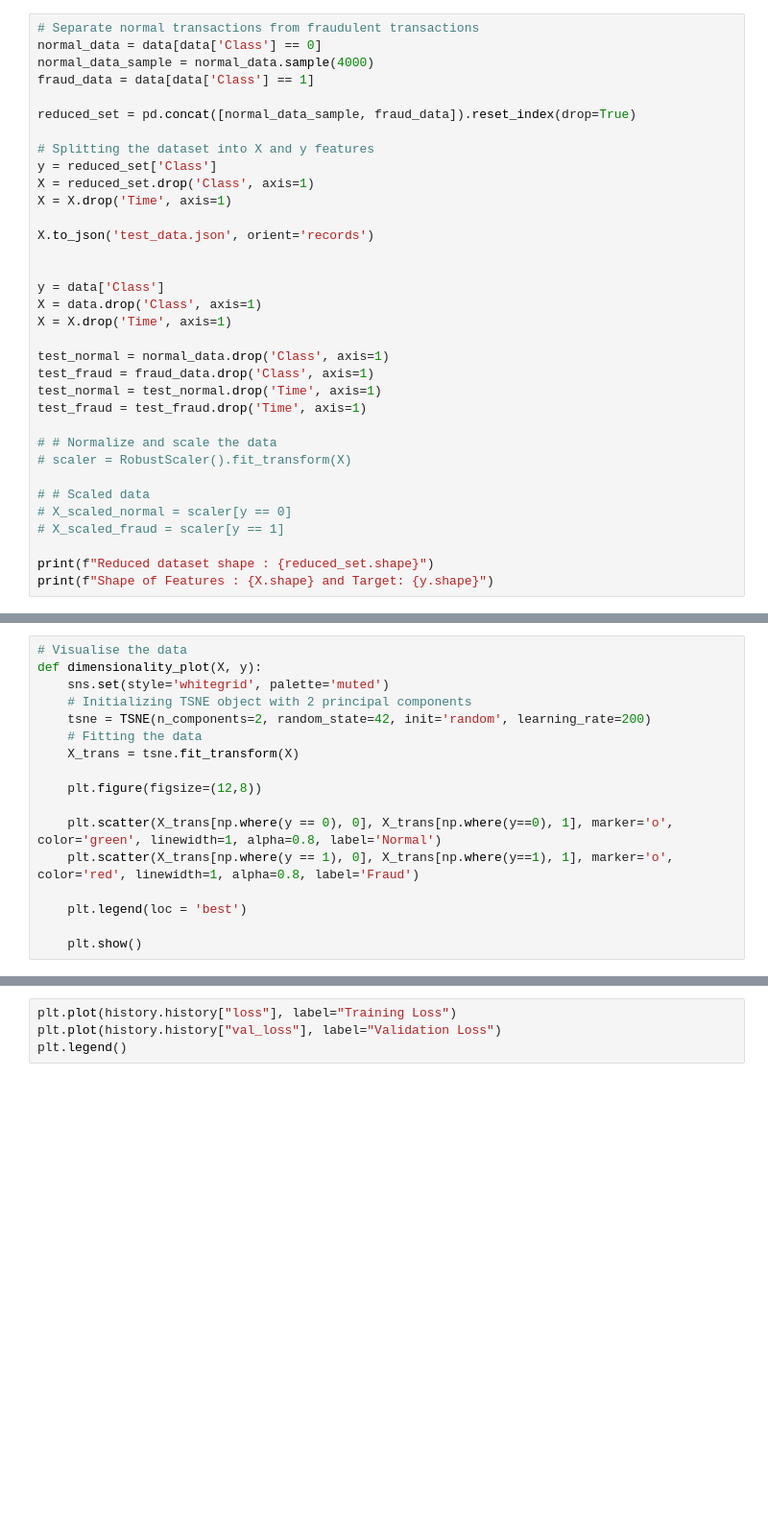
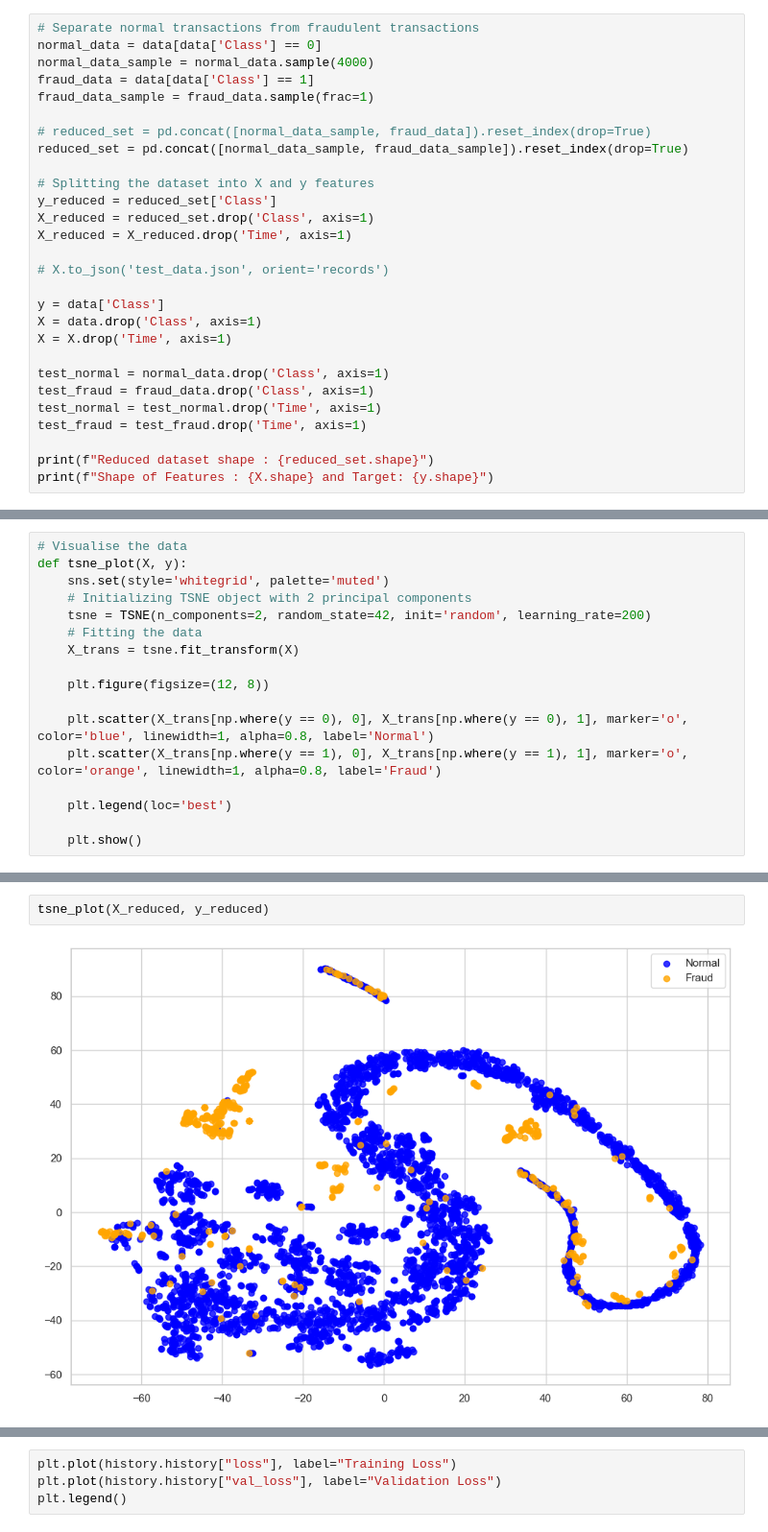
Before and after one commit to autrefois/SAD, a Jupyter notebook: train/train-tf.ipynb, the cells around one changed output, grey strips where cells are left out. Shown at 96% size. Cells and saved outputs as stored; diff of their text form; blank space fills up the shorter version.

```diff
--- a/train/train-tf.ipynb
+++ b/train/train-tf.ipynb
@@ -25,16 +30,17 @@ data.head()
 normal_data = data[data['Class'] == 0]
 normal_data_sample = normal_data.sample(4000)
 fraud_data = data[data['Class'] == 1]
+fraud_data_sample = fraud_data.sample(frac=1)
 
-reduced_set = pd.concat([normal_data_sample, fraud_data]).reset_index(drop=True)
+# reduced_set = pd.concat([normal_data_sample, fraud_data]).reset_index(drop=True)
+reduced_set = pd.concat([normal_data_sample, fraud_data_sample]).reset_index(drop=True)
 
 # Splitting the dataset into X and y features
-y = reduced_set['Class']
-X = reduced_set.drop('Class', axis=1)
-X = X.drop('Time', axis=1)
+y_reduced = reduced_set['Class']
+X_reduced = reduced_set.drop('Class', axis=1)
+X_reduced = X_reduced.drop('Time', axis=1)
 
-X.to_json('test_data.json', orient='records')
-
+# X.to_json('test_data.json', orient='records')
 
 y = data['Class']
 X = data.drop('Class', axis=1)
@@ -45,12 +51,5 @@ test_fraud = fraud_data.drop('Class', axis=1)
 test_normal = test_normal.drop('Time', axis=1)
 test_fraud = test_fraud.drop('Time', axis=1)
 
-# # Normalize and scale the data
-# scaler = RobustScaler().fit_transform(X)
-
-# # Scaled data
-# X_scaled_normal = scaler[y == 0]
-# X_scaled_fraud = scaler[y == 1]
-
 print(f"Reduced dataset shape : {reduced_set.shape}")
 print(f"Shape of Features : {X.shape} and Target: {y.shape}")
@@ -57,17 +59,17 @@ print(f"Shape of Features : {X.shape} and Target: {y.shape}")
 # %%
 # Visualise the data
-def dimensionality_plot(X, y):
+def tsne_plot(X, y):
     sns.set(style='whitegrid', palette='muted')
     # Initializing TSNE object with 2 principal components
     tsne = TSNE(n_components=2, random_state=42, init='random', learning_rate=200)
     # Fitting the data
     X_trans = tsne.fit_transform(X)
 
-    plt.figure(figsize=(12,8))
+    plt.figure(figsize=(12, 8))
 
-    plt.scatter(X_trans[np.where(y == 0), 0], X_trans[np.where(y==0), 1], marker='o', color='green', linewidth=1, alpha=0.8, label='Normal')
-    plt.scatter(X_trans[np.where(y == 1), 0], X_trans[np.where(y==1), 1], marker='o', color='red', linewidth=1, alpha=0.8, label='Fraud')
+    plt.scatter(X_trans[np.where(y == 0), 0], X_trans[np.where(y == 0), 1], marker='o', color='blue', linewidth=1, alpha=0.8, label='Normal')
+    plt.scatter(X_trans[np.where(y == 1), 0], X_trans[np.where(y == 1), 1], marker='o', color='orange', linewidth=1, alpha=0.8, label='Fraud')
 
-    plt.legend(loc = 'best')
+    plt.legend(loc='best')
 
     plt.show()
@@ -78 +76,5 @@ print(f"Shape of the input data : {X.shape[1]}")
+# %%
+tsne_plot(X_reduced, y_reduced)
+# %% [output]
+[figure, added]
 # %%
```
Also changed, not shown: parts of 27 cells of this notebook, 37 other files.
